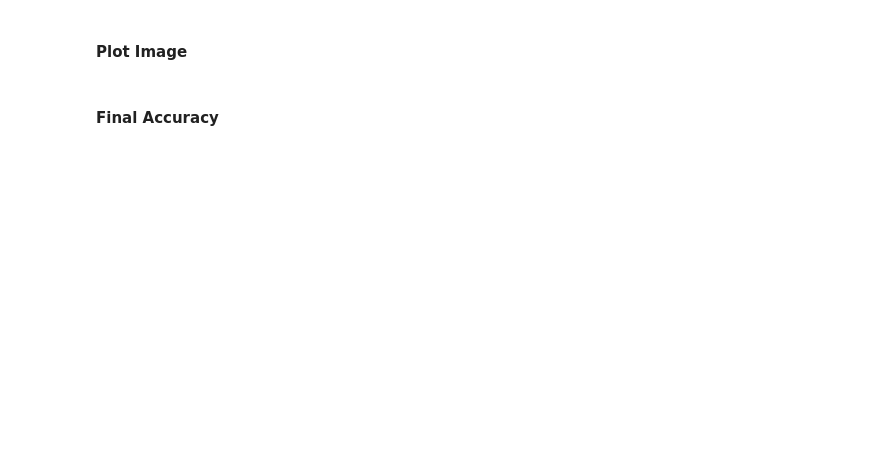
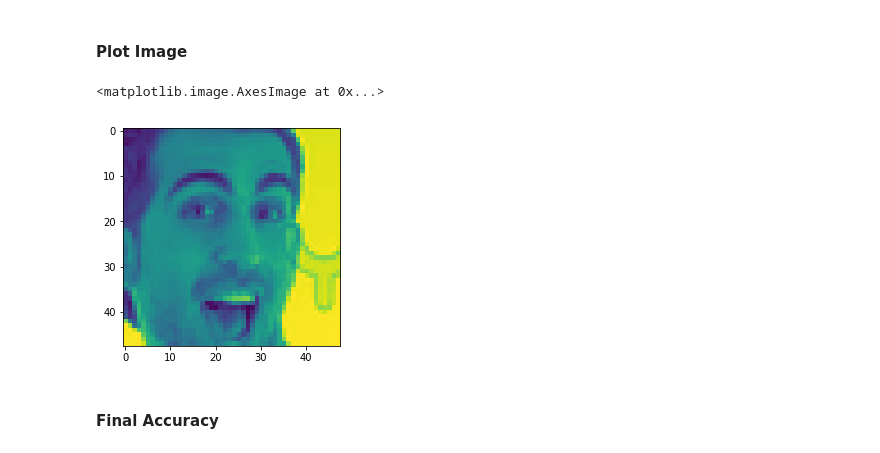
Before and after one commit to artificially-ai/workshop, a Jupyter notebook: notebooks/keras/mood_classification.ipynb, the cells around one changed output. Saved outputs shown, nothing was run; the diff lists cells and outputs as text; code cells hidden in the pictures; blank space fills up the shorter version.

```diff
--- a/notebooks/keras/mood_classification.ipynb
+++ b/notebooks/keras/mood_classification.ipynb
@@ -44,7 +46,7 @@ dropout = .2
 e_param_cnn = 0.0025
 e_param_dense = 0.0083
 
-dataset_path = '../dataset/fer2013.csv'
+dataset_path = '../../dataset/fer2013.csv'
 model_output = '../models/best_model_weights_BETA.hdf5'
 # %% [markdown]
 #### Load Dataset
@@ -149,7 +217,10 @@ print(labels[face[0]])
 # %% [markdown]
 #### Plot Image
 # %%
-plt.imshow(val_faces[400].reshape(48,48))
+plt.imshow(test_faces[239].reshape(48,48))
+# %% [output]
+<matplotlib.image.AxesImage at 0x...>
+[figure, added]
 # %% [markdown]
 #### Final Accuracy
 # %%
```
Also changed, not shown: parts of 8 cells of this notebook, 6 other files.
